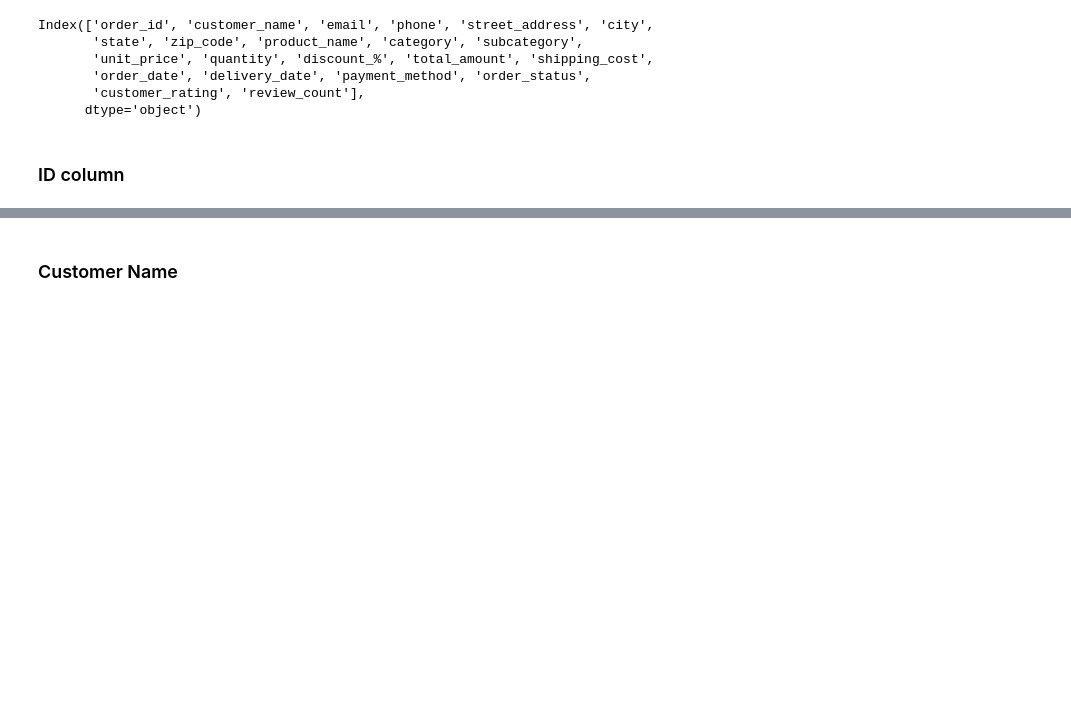
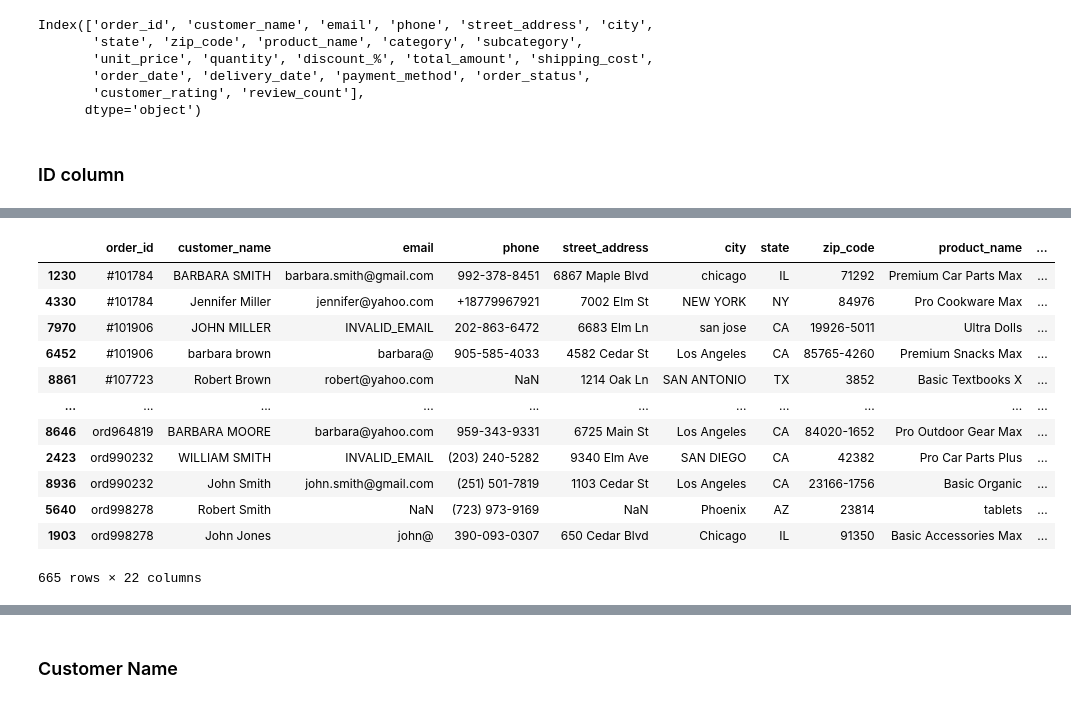
Before and after one commit to shivamchoudhury06/practice, a Jupyter notebook: data_cleaning.ipynb, the cells around one changed output, grey strips where cells are left out. Drawn from its saved outputs; the diff is of its cells as text; code cells hidden in the pictures; blank space fills up the shorter version.

```diff
--- a/data_cleaning.ipynb
+++ b/data_cleaning.ipynb
@@ -26,0 +171,20 @@ Index(['order_id', 'customer_name', 'email', 'phone', 'street_address', 'city',
+# %%
+# Find out the order with same order_id
+df[df["order_id"].duplicated(keep=False)].sort_values(by="order_id")
+
+# Find out the order with same email
+df[df["email"].duplicated(keep=False)].sort_values(by=["email", "customer_name"])
+# %% [output]
+|  | order_id | customer_name | email | phone | street_address | city | state | zip_code | product_name | ... |
+| 1230 | #101784 | BARBARA SMITH | barbara.smith@gmail.com | 992-378-8451 | 6867 Maple Blvd | chicago | IL | 71292 | Premium Car Parts Max | ... |
+| 4330 | #101784 | Jennifer Miller | jennifer@yahoo.com | +18779967921 | 7002 Elm St | NEW YORK | NY | 84976 | Pro Cookware Max | ... |
+| 7970 | #101906 | JOHN MILLER | INVALID_EMAIL | 202-863-6472 | 6683 Elm Ln | san jose | CA | 19926-5011 | Ultra Dolls | ... |
+| 6452 | #101906 | barbara brown | barbara@ | 905-585-4033 | 4582 Cedar St | Los Angeles | CA | 85765-4260 | Premium Snacks Max | ... |
+| 8861 | #107723 | Robert Brown | robert@yahoo.com | NaN | 1214 Oak Ln | SAN ANTONIO | TX | 3852 | Basic Textbooks X | ... |
+| ... | ... | ... | ... | ... | ... | ... | ... | ... | ... | ... |
+| 8646 | ord964819 | BARBARA MOORE | barbara@yahoo.com | 959-343-9331 | 6725 Main St | Los Angeles | CA | 84020-1652 | Pro Outdoor Gear Max | ... |
+| 2423 | ord990232 | WILLIAM SMITH | INVALID_EMAIL | (203) 240-5282 | 9340 Elm Ave | SAN DIEGO | CA | 42382 | Pro Car Parts Plus | ... |
+| 8936 | ord990232 | John Smith | john.smith@gmail.com | (251) 501-7819 | 1103 Cedar St | Los Angeles | CA | 23166-1756 | Basic Organic | ... |
+| 5640 | ord998278 | Robert Smith | NaN | (723) 973-9169 | NaN | Phoenix | AZ | 23814 | tablets | ... |
+| 1903 | ord998278 | John Jones | john@ | 390-093-0307 | 650 Cedar Blvd | Chicago | IL | 91350 | Basic Accessories Max | ... |
+665 rows × 22 columns
```
Also changed, not shown: parts of 11 cells of this notebook.
